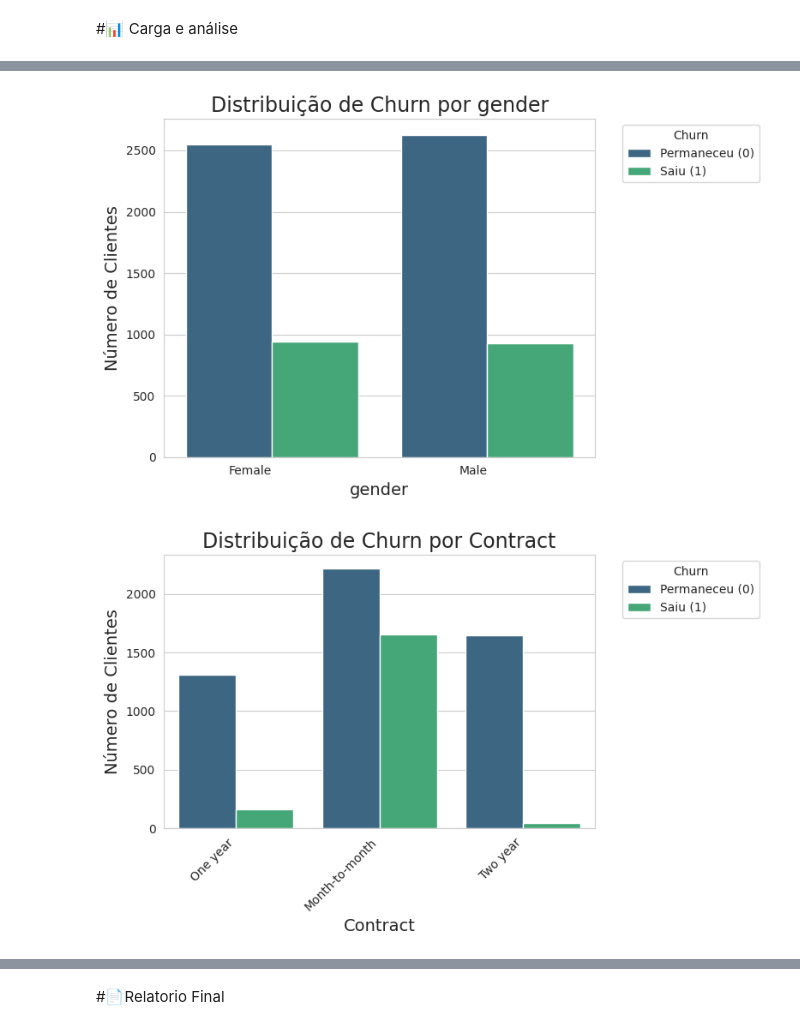
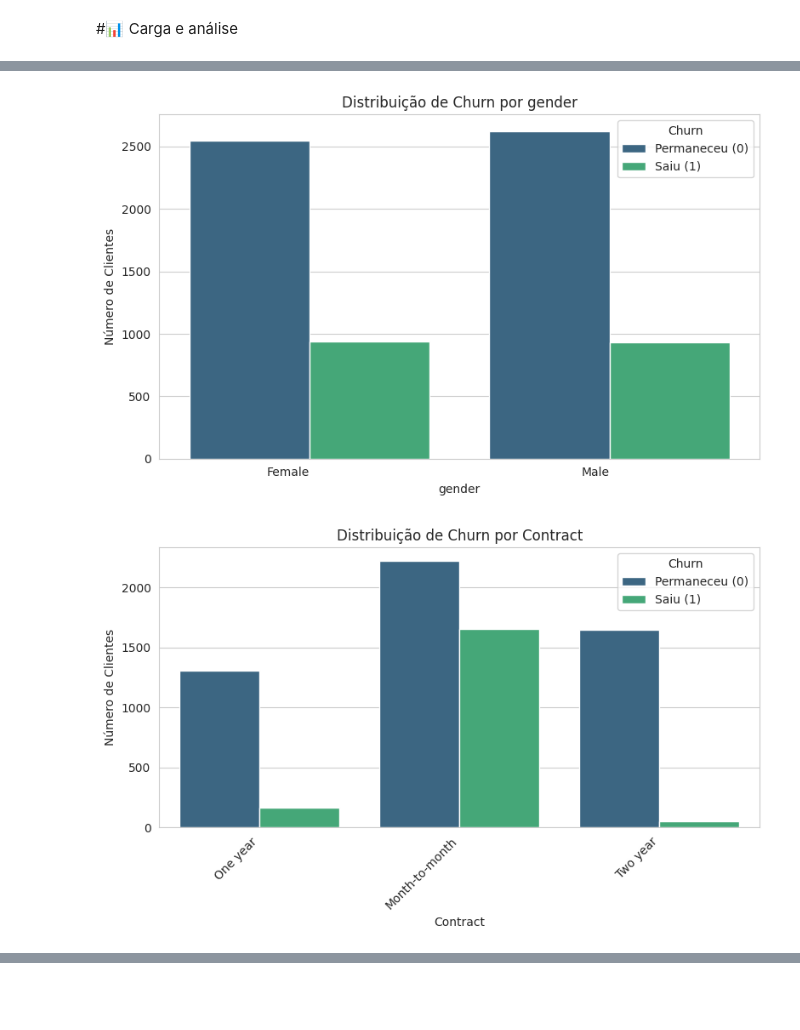
Before and after one commit to ZackMcz/Challenge-2---Telecom-X, a Jupyter notebook: TelecomX_Data.ipynb, the cells around one changed output, grey strips where cells are left out. Drawn from its saved outputs; the diff is of its cells as text; code cells hidden in the pictures; blank space fills up the shorter version.

```diff
--- a/TelecomX_Data.ipynb
+++ b/TelecomX_Data.ipynb
@@ -346,6 +346,7 @@ display(df_telecom_cleaned[['Charges.Monthly', 'Charges.Daily']].head())
 | 4 | 83.9 | 2.796667 |
 # %%
 import numpy as np
+import pandas as pd
 
 # Converte a coluna 'Churn' em 1s e 0s, manipulando potenciais valores ausentes se eles forem salvos como strings vazias
 df_telecom_cleaned['Churn'] = df_telecom_cleaned['Churn'].replace({'Yes': 1, 'No': 0, '': np.nan})
@@ -360,12 +361,20 @@ for col in binary_cols:
 # Identifica colunas de objetos com mais de dois valores exclusivos para codificação One-Ho
 object_cols_for_ohe = []
 for col in df_telecom_cleaned.select_dtypes(include='object').columns:
-    if col not in ['customerID', 'Churn'] and df_telecom_cleaned[col].nunique() > 2:
+    # Exclude 'Charges.Total' and 'gender' from one-hot encoding as it's a numerical column and gender is binary
+    if col not in ['customerID', 'Churn', 'Charges.Total', 'gender', 'Charges.Monthly'] and df_telecom_cleaned[col].nunique() > 2:
         object_cols_for_ohe.append(col)
 
 # Aplica codificação One-Hot
 df_processed = pd.get_dummies(df_telecom_cleaned, columns=object_cols_for_ohe, dummy_na=False)
 
+# Convert 'Charges.Total' to numeric, handling errors by coercing to NaN
+df_processed['Charges.Total'] = pd.to_numeric(df_processed['Charges.Total'], errors='coerce')
+
+# Convert 'gender' to numeric (0 for Female, 1 for Male)
+df_processed['gender'] = df_processed['gender'].replace({'Female': 0, 'Male': 1})
+
+
 # Exibe as primeiras linhas e informações do DataFram transformado
 display(df_processed.head())
 df_processed.info()
@@ -474,16 +495,21 @@ import seaborn as sns
 # Set the style for the plots
 sns.set_style('whitegrid')
 
+# Cria a coluna de valor diário no df_processed
+# Divide o faturamento mensal por um número aproximado de dias em um mês (por exemplo, 30)
+df_processed['Charges.Daily'] = df_processed['Charges.Monthly'] / 30
+
+
 # Create box plots for numerical variables vs. Churn
 numerical_cols_to_plot = ['Charges.Monthly', 'Charges.Daily']
 
 for col in numerical_cols_to_plot:
     plt.figure(figsize=(8, 5))
     sns.boxplot(x='Churn', y=col, data=df_processed, palette='viridis')
-    plt.title(f'Distribuição de {col} por Churn' , fontsize=17)
-    plt.xlabel('Churn (0: Permaneceu, 1: Saiu)' , fontsize=14)
-    plt.ylabel((col) , fontsize=14)
-    plt.xticks(ticks=[0, 1], labels=['Permaneceu (0)', 'Saiu (1)'] , fontsize=14) # Add labels for clarity
+    plt.title(f'Distribuição de {col} por Churn')
+    plt.xlabel('Churn (0: Permaneceu, 1: Saiu)')
+    plt.ylabel(col)
+    plt.xticks(ticks=[0, 1], labels=['Permaneceu (0)', 'Saiu (1)']) # Add labels for clarity
     plt.tight_layout()
     plt.show()
 # %% [output]
@@ -498,26 +524,26 @@ Passing `palette` without assigning `hue` is deprecated and will be removed in v
 # %%
 # Contagem de Evasão por Variáveis Numéricas
 
 import matplotlib.pyplot as plt
 import seaborn as sns
 
 # Set the style for the plots
 sns.set_style('whitegrid')
 
 # Create count plots for Churn vs. Gender, Contract, and PaymentMethod
 categorical_cols_to_plot = ['gender', 'Contract', 'PaymentMethod']
 
 for col in categorical_cols_to_plot:
     plt.figure(figsize=(8, 5))
     # Use df_telecom_cleaned for plotting original categorical columns
     sns.countplot(x=col, hue='Churn', data=df_telecom_cleaned, palette='viridis')
-    plt.title(f'Distribuição de Churn por {col}' , fontsize=17)
-    plt.xlabel((col) , fontsize=14)
-    plt.ylabel('Número de Clientes' , fontsize=14)
+    plt.title(f'Distribuição de Churn por {col}')
+    plt.xlabel(col)
+    plt.ylabel('Número de Clientes')
     plt.xticks(rotation=0 if col == 'gender' else 45, ha='right') # Rotate labels for better readability
-    plt.legend(title='Churn', labels=['Permaneceu (0)', 'Saiu (1)'] , fontsize=10,  loc='upper left', bbox_to_anchor=(1.05, 1))
+    plt.legend(title='Churn', labels=['Permaneceu (0)', 'Saiu (1)'])
     plt.tight_layout()
     plt.show()
 # %% [output]
-[figure, old version]
+[figure, new version]
-[figure, old version]
+[figure, new version]
@@ -525,2 +550,0 @@ for col in categorical_cols_to_plot:
-# %% [markdown]
-#📄Relatorio Final
```
Also changed, not shown: parts of 11 cells of this notebook.
